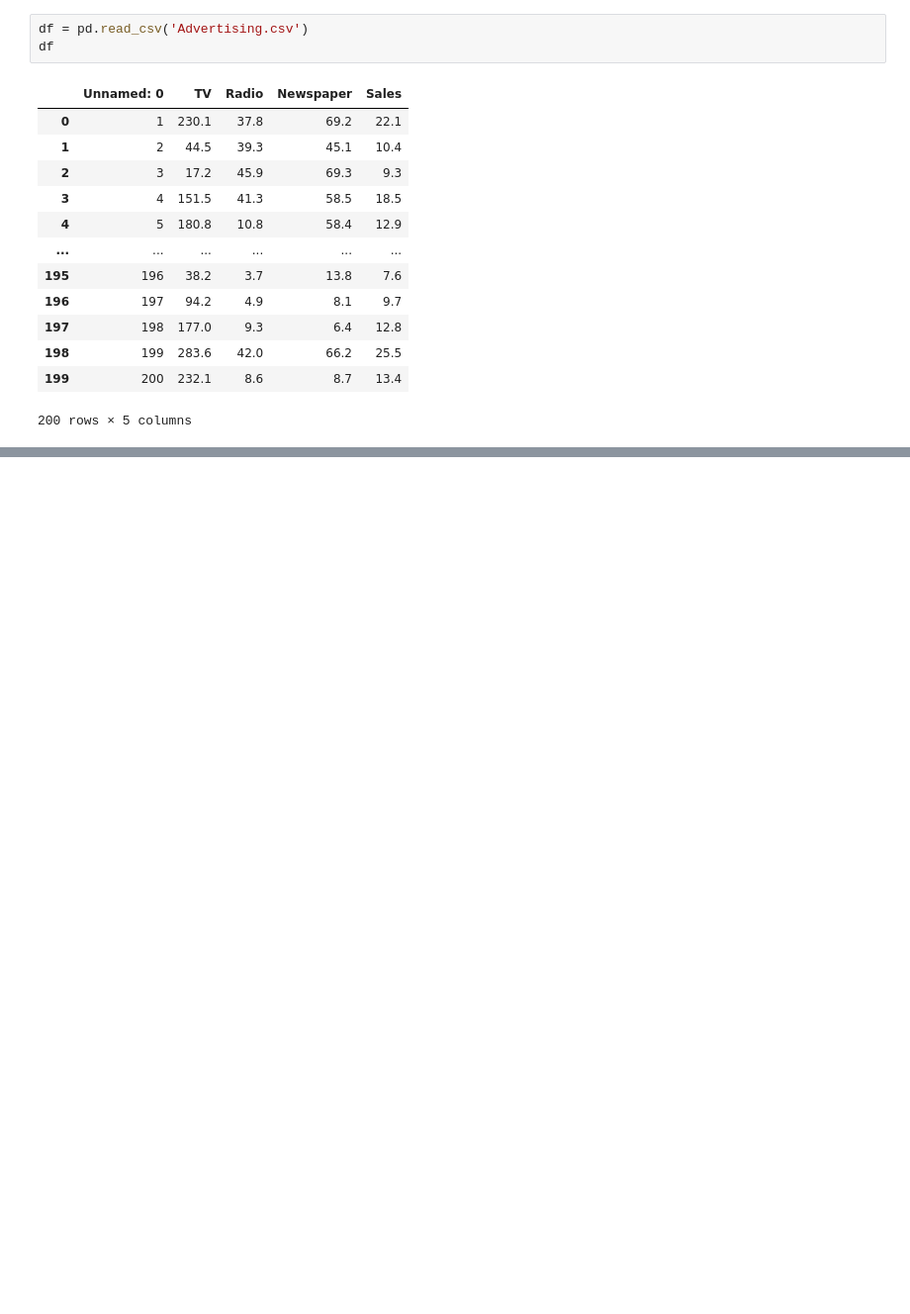
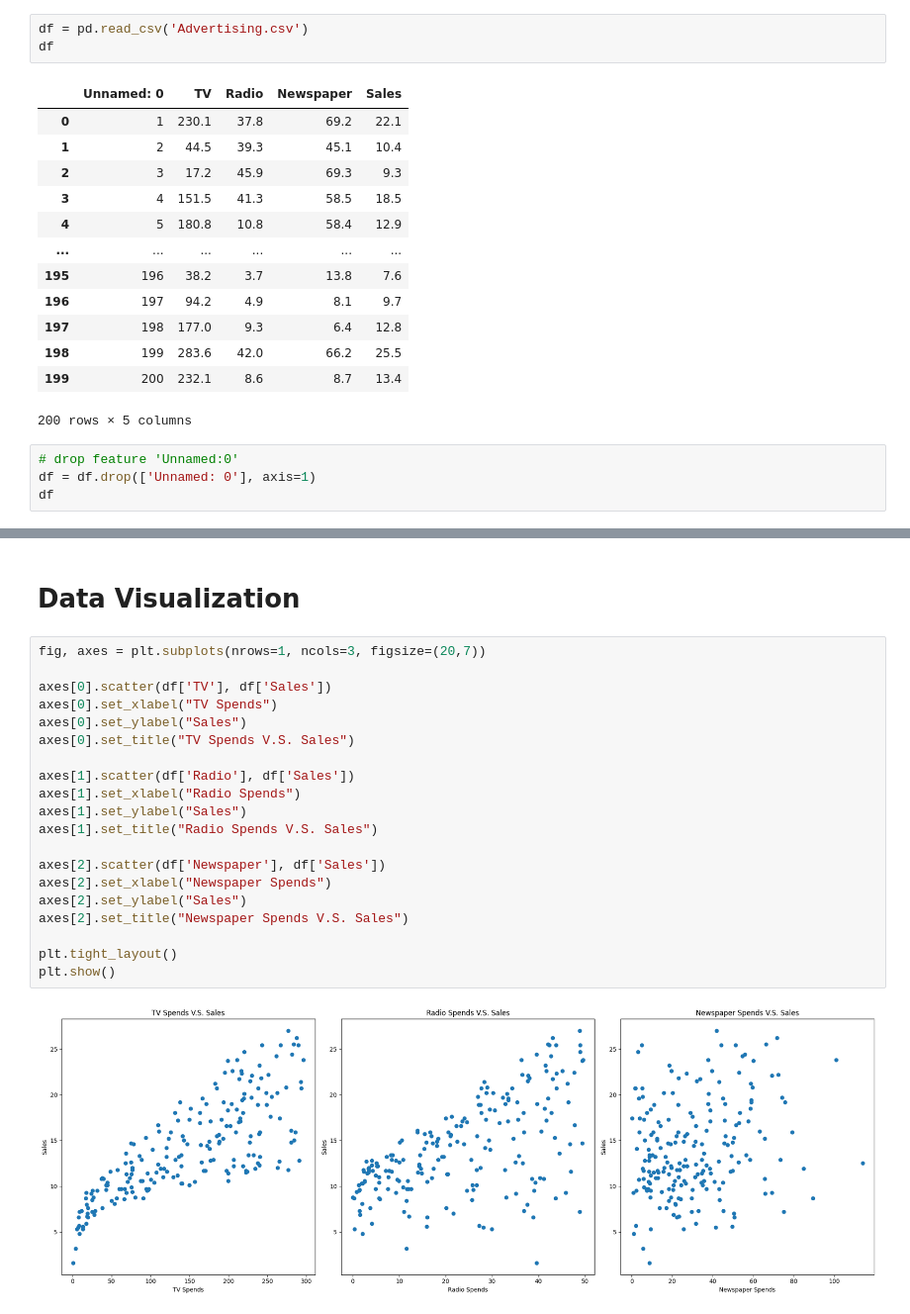
Before and after one commit to alextianyf/LinearRegression-CaseStudy-Spend-Sale-Prediction, a Jupyter notebook: main.ipynb, the cells around one changed output, grey strips where cells are left out. Shown: that part at 99% size. Drawn from its saved outputs; the diff is of its cells as text; blank space fills up the shorter version.

```diff
--- a/main.ipynb
+++ b/main.ipynb
@@ -21,3 +37,7 @@ df
 | 198 | 199 | 283.6 | 42.0 | 66.2 | 25.5 |
 | 199 | 200 | 232.1 | 8.6 | 8.7 | 13.4 |
 200 rows × 5 columns
+# %%
+# drop feature 'Unnamed:0'
+df = df.drop(['Unnamed: 0'], axis=1)
+df
@@ -23,0 +70,24 @@ df
+# %% [markdown]
+# Data Visualization
+# %%
+fig, axes = plt.subplots(nrows=1, ncols=3, figsize=(20,7))
+
+axes[0].scatter(df['TV'], df['Sales'])
+axes[0].set_xlabel("TV Spends")
+axes[0].set_ylabel("Sales")
+axes[0].set_title("TV Spends V.S. Sales")
+
+axes[1].scatter(df['Radio'], df['Sales'])
+axes[1].set_xlabel("Radio Spends")
+axes[1].set_ylabel("Sales")
+axes[1].set_title("Radio Spends V.S. Sales")
+
+axes[2].scatter(df['Newspaper'], df['Sales'])
+axes[2].set_xlabel("Newspaper Spends")
+axes[2].set_ylabel("Sales")
+axes[2].set_title("Newspaper Spends V.S. Sales")
+
+plt.tight_layout()
+plt.show()
+# %% [output]
+[figure, added]
```
Also changed, not shown: parts of 9 cells of this notebook.
